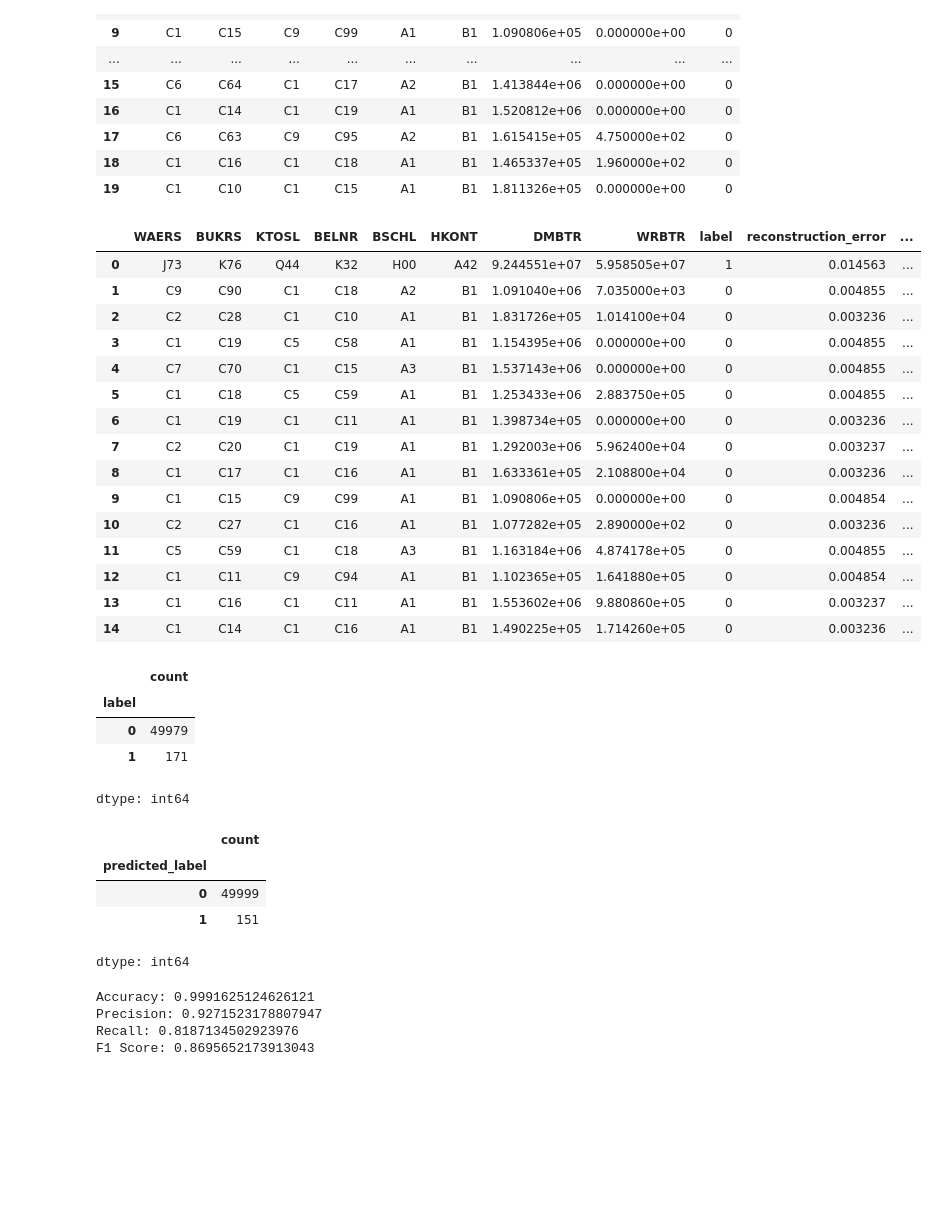
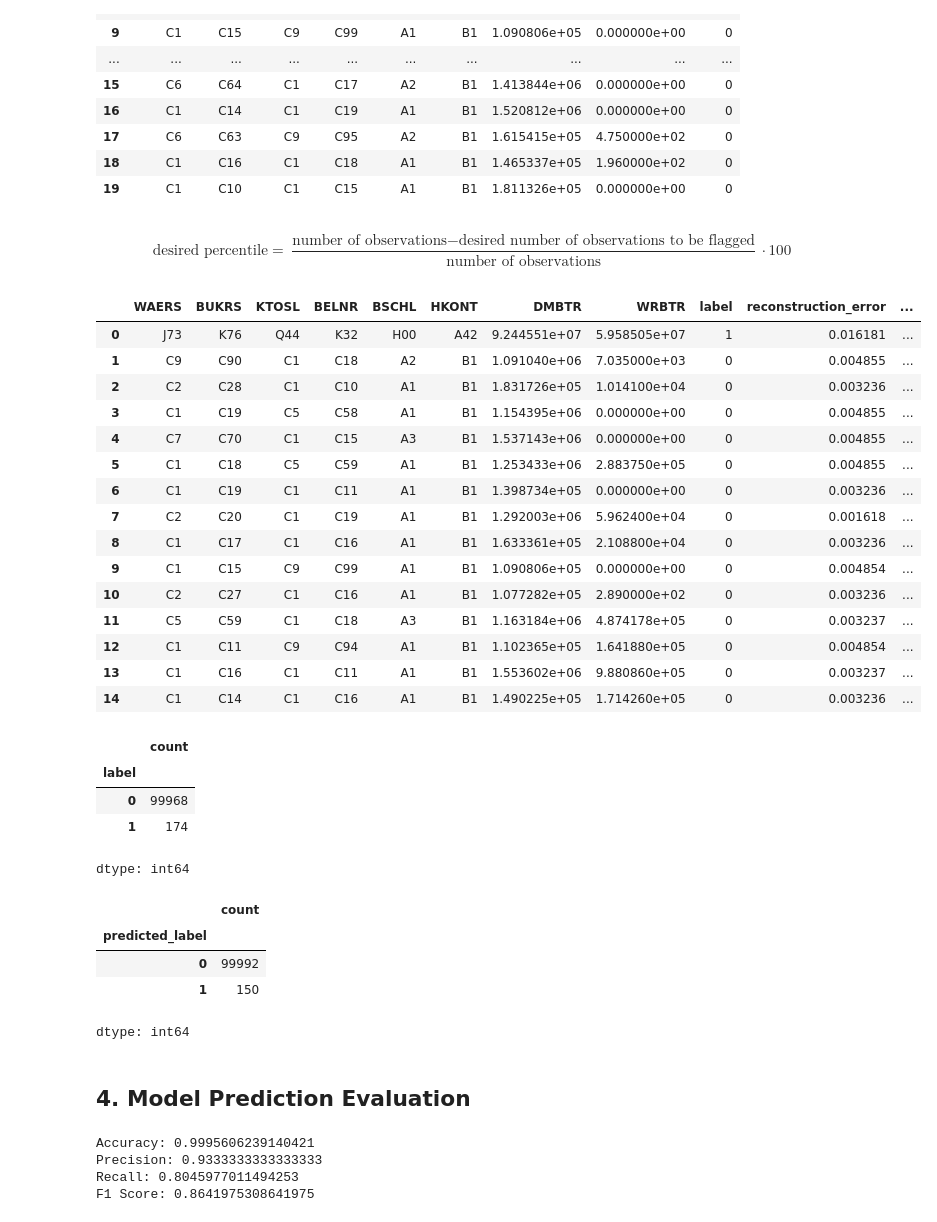
Before and after one commit to dzakialaqsha/autoencoder-benford-analysis, a Jupyter notebook: baseline_demo.ipynb, the cells around one changed output. Saved outputs shown, nothing was run; the diff lists cells and outputs as text; code cells hidden in the pictures; blank space fills up the shorter version.

```diff
--- a/baseline_demo.ipynb
+++ b/baseline_demo.ipynb
@@ -63,7 +63,7 @@ fraud_data.head(20)
 | 18 | C3 | C37 | C8 | C82 | A3 | B3 | 1776131.28 | 190.00 | regular |
 | 19 | C1 | C16 | C1 | C10 | A1 | B1 | 327014.78 | 0.00 | regular |
 # %%
-sampled_fraud_data = data_preprocessing.benford_distribution_preserving_sampling(fraud_data, 'HKONT', 'DMBTR', 50000)
+sampled_fraud_data = data_preprocessing.benford_distribution_preserving_sampling(fraud_data, 'HKONT', 'DMBTR', 100000)
 sampled_fraud_data.info()
 # %% [output]
 <class 'pandas.core.frame.DataFrame'>
@@ -187,51 +184,60 @@ old_data.head(20)
 | 17 | C6 | C63 | C9 | C95 | A2 | B1 | 1.615415e+05 | 4.750000e+02 | 0 |
 | 18 | C1 | C16 | C1 | C18 | A1 | B1 | 1.465337e+05 | 1.960000e+02 | 0 |
 | 19 | C1 | C10 | C1 | C15 | A1 | B1 | 1.811326e+05 | 0.000000e+00 | 0 |
+# %% [markdown]
+$$
+\text{desired percentile} = \frac{\text{number of observations} - \text{desired number of observations to be flagged}}{\text{number of observations}} \cdot 100
+$$
 # %%
-percentile = float(np.percentile(individual_mse, 99.7))
-heaviside_prediction_data = model_building.heaviside_step_function(old_data, individual_mse, percentile)
-heaviside_prediction_data.head(15)
+desired_percentile = float(((old_data.shape[0] - 150) / old_data.shape[0]) * 100)
+percentile = float(np.percentile(individual_mse, desired_percentile))
+
+percentile = float(np.percentile(individual_mse, desired_percentile))
+prediction_data = model_building.heaviside_step_function(old_data, individual_mse, percentile)
+prediction_data.head(15)
 # %% [output]
 |  | WAERS | BUKRS | KTOSL | BELNR | BSCHL | HKONT | DMBTR | WRBTR | label | reconstruction_error | ... |
-| 0 | J73 | K76 | Q44 | K32 | H00 | A42 | 9.244551e+07 | 5.958505e+07 | 1 | 0.014563 | ... |
+| 0 | J73 | K76 | Q44 | K32 | H00 | A42 | 9.244551e+07 | 5.958505e+07 | 1 | 0.016181 | ... |
 | 1 | C9 | C90 | C1 | C18 | A2 | B1 | 1.091040e+06 | 7.035000e+03 | 0 | 0.004855 | ... |
 | 2 | C2 | C28 | C1 | C10 | A1 | B1 | 1.831726e+05 | 1.014100e+04 | 0 | 0.003236 | ... |
 | 3 | C1 | C19 | C5 | C58 | A1 | B1 | 1.154395e+06 | 0.000000e+00 | 0 | 0.004855 | ... |
 | 4 | C7 | C70 | C1 | C15 | A3 | B1 | 1.537143e+06 | 0.000000e+00 | 0 | 0.004855 | ... |
 | 5 | C1 | C18 | C5 | C59 | A1 | B1 | 1.253433e+06 | 2.883750e+05 | 0 | 0.004855 | ... |
 | 6 | C1 | C19 | C1 | C11 | A1 | B1 | 1.398734e+05 | 0.000000e+00 | 0 | 0.003236 | ... |
-| 7 | C2 | C20 | C1 | C19 | A1 | B1 | 1.292003e+06 | 5.962400e+04 | 0 | 0.003237 | ... |
+| 7 | C2 | C20 | C1 | C19 | A1 | B1 | 1.292003e+06 | 5.962400e+04 | 0 | 0.001618 | ... |
 | 8 | C1 | C17 | C1 | C16 | A1 | B1 | 1.633361e+05 | 2.108800e+04 | 0 | 0.003236 | ... |
 | 9 | C1 | C15 | C9 | C99 | A1 | B1 | 1.090806e+05 | 0.000000e+00 | 0 | 0.004854 | ... |
 | 10 | C2 | C27 | C1 | C16 | A1 | B1 | 1.077282e+05 | 2.890000e+02 | 0 | 0.003236 | ... |
-| 11 | C5 | C59 | C1 | C18 | A3 | B1 | 1.163184e+06 | 4.874178e+05 | 0 | 0.004855 | ... |
+| 11 | C5 | C59 | C1 | C18 | A3 | B1 | 1.163184e+06 | 4.874178e+05 | 0 | 0.003237 | ... |
 | 12 | C1 | C11 | C9 | C94 | A1 | B1 | 1.102365e+05 | 1.641880e+05 | 0 | 0.004854 | ... |
 | 13 | C1 | C16 | C1 | C11 | A1 | B1 | 1.553602e+06 | 9.880860e+05 | 0 | 0.003237 | ... |
 | 14 | C1 | C14 | C1 | C16 | A1 | B1 | 1.490225e+05 | 1.714260e+05 | 0 | 0.003236 | ... |
 # %%
-heaviside_prediction_data.value_counts('label')
+prediction_data.value_counts('label')
 # %% [output]
 |  | count |
 | label |  |
-| 0 | 49979 |
-| 1 | 171 |
+| 0 | 99968 |
+| 1 | 174 |
 dtype: int64
 # %%
-heaviside_prediction_data.value_counts('predicted_label')
+prediction_data.value_counts('predicted_label')
 # %% [output]
 |  | count |
 | predicted_label |  |
-| 0 | 49999 |
-| 1 | 151 |
+| 0 | 99992 |
+| 1 | 150 |
 dtype: int64
+# %% [markdown]
+## 4. Model Prediction Evaluation
 # %%
-accuracy, precision, recall, f1, confusion_mat = model_building.evaluate_prediction(heaviside_prediction_data, 'label', 'predicted_label')
+accuracy, precision, recall, f1, confusion_mat = model_building.evaluate_prediction(prediction_data, 'label', 'predicted_label')
 print(f"Accuracy: {accuracy}")
 print(f"Precision: {precision}")
 print(f"Recall: {recall}")
 print(f"F1 Score: {f1}")
 # %% [output]
-Accuracy: 0.9991625124626121
-Precision: 0.9271523178807947
-Recall: 0.8187134502923976
-F1 Score: 0.8695652173913043
+Accuracy: 0.9995606239140421
+Precision: 0.9333333333333333
+Recall: 0.8045977011494253
+F1 Score: 0.8641975308641975
```
Also changed, not shown: parts of 7 cells of this notebook.
